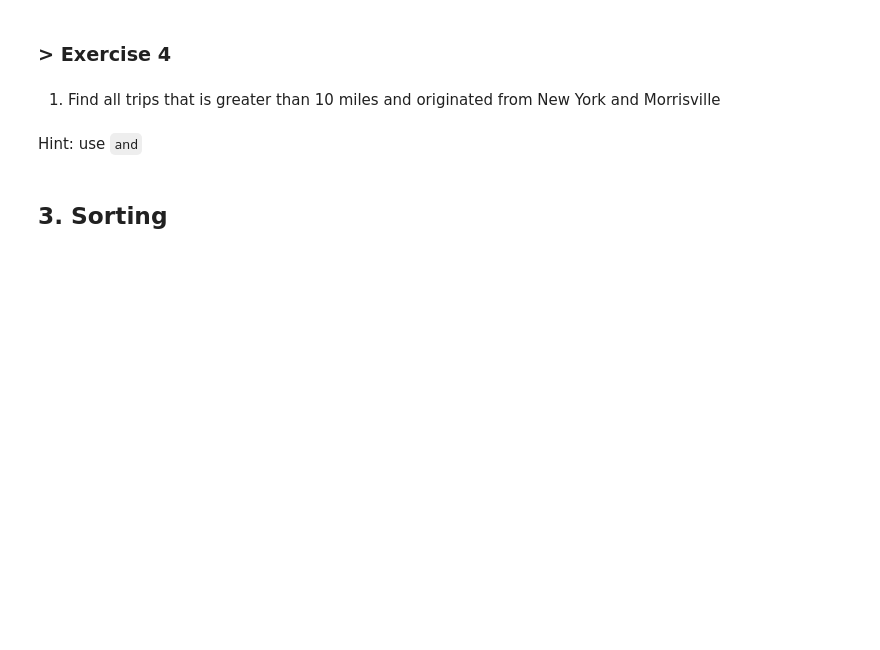
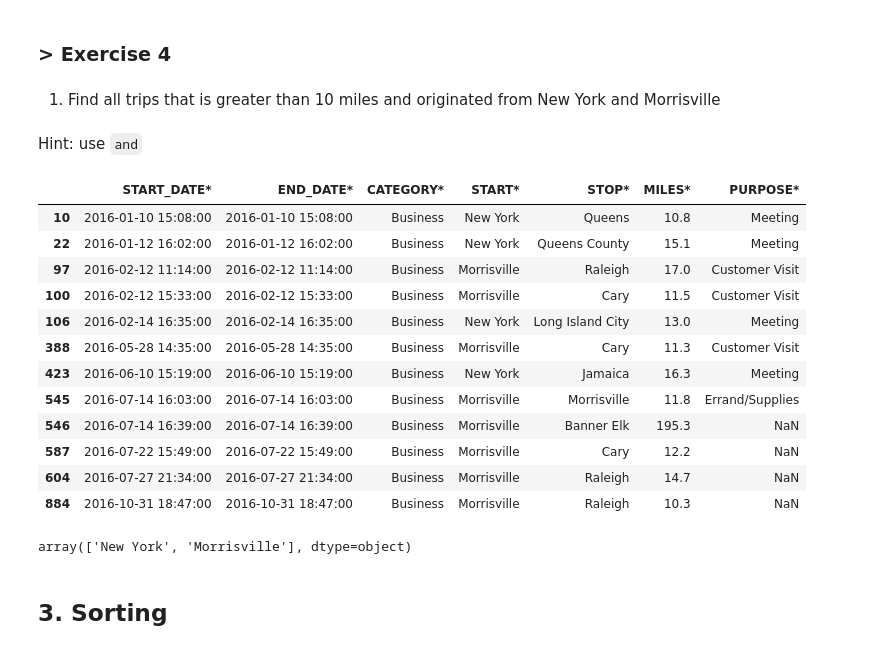
Before and after one commit to adi-chang/intermediate-python-batch-5, a Jupyter notebook: week-2/Pert3_Pandas_1.ipynb, the cells around one changed output. Cells and saved outputs as stored; diff of their text form; code cells hidden in the pictures; blank space fills up the shorter version.

```diff
--- a/week-2/Pert3_Pandas_1.ipynb
+++ b/week-2/Pert3_Pandas_1.ipynb
@@ -740,6 +856,27 @@ data[data["STOP*"].isin(["Cary","Morrisville"])]
 1. Find all trips that is greater than 10 miles and originated from New York and Morrisville
 # %% [markdown]
 Hint: use `and`
+# %%
+dfm = data.loc[(data['MILES*'] > 10) & (data['START*'].isin(['New York', 'Morrisville']))]
+dfm
+# %% [output]
+|  | START_DATE* | END_DATE* | CATEGORY* | START* | STOP* | MILES* | PURPOSE* |
+| 10 | 2016-01-10 15:08:00 | 2016-01-10 15:08:00 | Business | New York | Queens | 10.8 | Meeting |
+| 22 | 2016-01-12 16:02:00 | 2016-01-12 16:02:00 | Business | New York | Queens County | 15.1 | Meeting |
+| 97 | 2016-02-12 11:14:00 | 2016-02-12 11:14:00 | Business | Morrisville | Raleigh | 17.0 | Customer Visit |
+| 100 | 2016-02-12 15:33:00 | 2016-02-12 15:33:00 | Business | Morrisville | Cary | 11.5 | Customer Visit |
+| 106 | 2016-02-14 16:35:00 | 2016-02-14 16:35:00 | Business | New York | Long Island City | 13.0 | Meeting |
+| 388 | 2016-05-28 14:35:00 | 2016-05-28 14:35:00 | Business | Morrisville | Cary | 11.3 | Customer Visit |
+| 423 | 2016-06-10 15:19:00 | 2016-06-10 15:19:00 | Business | New York | Jamaica | 16.3 | Meeting |
+| 545 | 2016-07-14 16:03:00 | 2016-07-14 16:03:00 | Business | Morrisville | Morrisville | 11.8 | Errand/Supplies |
+| 546 | 2016-07-14 16:39:00 | 2016-07-14 16:39:00 | Business | Morrisville | Banner Elk | 195.3 | NaN |
+| 587 | 2016-07-22 15:49:00 | 2016-07-22 15:49:00 | Business | Morrisville | Cary | 12.2 | NaN |
+| 604 | 2016-07-27 21:34:00 | 2016-07-27 21:34:00 | Business | Morrisville | Raleigh | 14.7 | NaN |
+| 884 | 2016-10-31 18:47:00 | 2016-10-31 18:47:00 | Business | Morrisville | Raleigh | 10.3 | NaN |
+# %%
+dfm['START*'].unique()
+# %% [output]
+array(['New York', 'Morrisville'], dtype=object)
 # %% [markdown]
 ## 3. Sorting
 # %%
```
Also changed, not shown: parts of 26 cells of this notebook.
